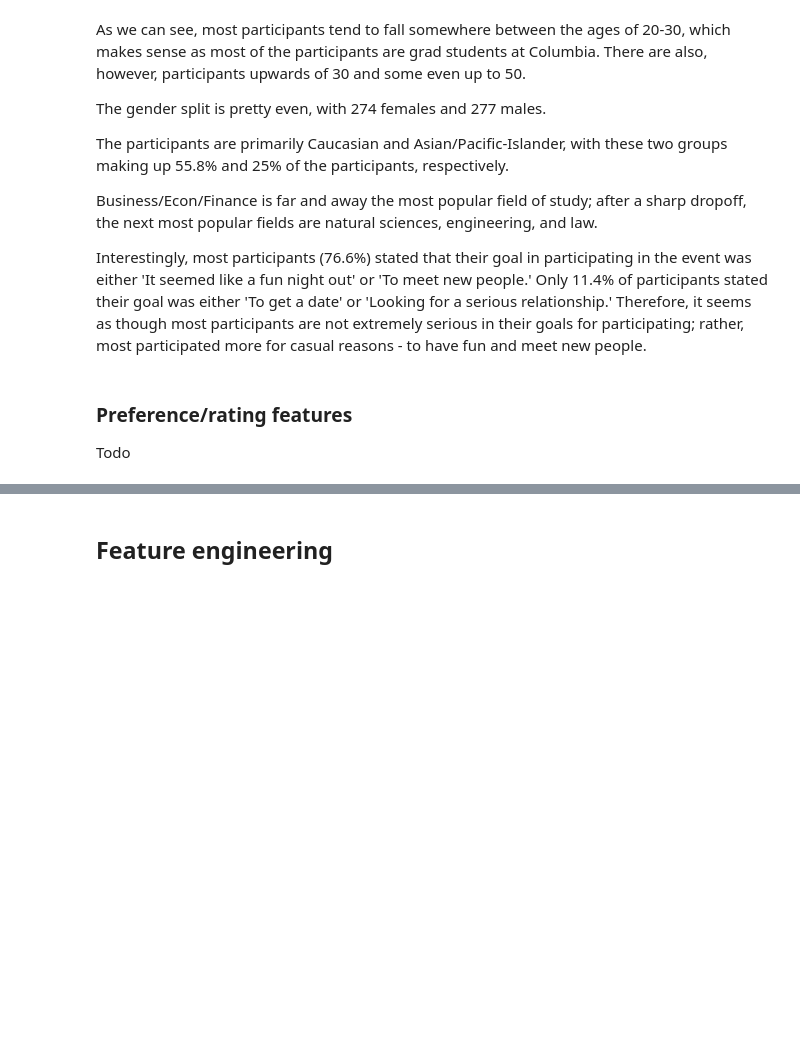
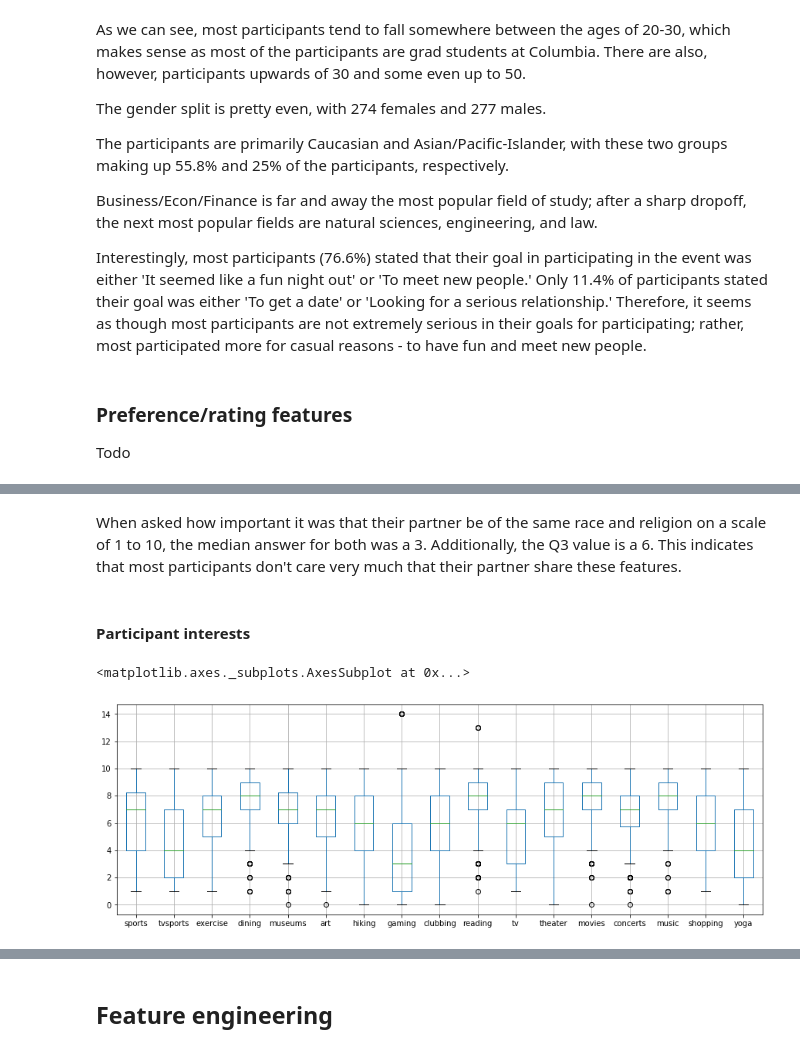
Before and after one commit to dperille/cs363d-f21-project, a Jupyter notebook: project.ipynb, the cells around one changed output, grey strips where cells are left out. Saved outputs shown, nothing was run; the diff lists cells and outputs as text; code cells hidden in the pictures; blank space fills up the shorter version.

```diff
--- a/project.ipynb
+++ b/project.ipynb
@@ -220,0 +229,11 @@ Todo
+# %% [markdown]
+When asked how important it was that their partner be of the same race and religion on a scale of 1 to 10, the median answer for both was a 3. Additionally, the Q3 value is a 6. This indicates that most participants don't care very much that their partner share these features.
+# %% [markdown]
+#### Participant interests
+# %%
+# their own hobbies
+plt.figure(figsize=(15, 5))
+people.loc[:, 'sports':'yoga'].boxplot()
+# %% [output]
+<matplotlib.axes._subplots.AxesSubplot at 0x...>
+[figure, added]
```
Also changed, not shown: parts of 14 cells of this notebook.
